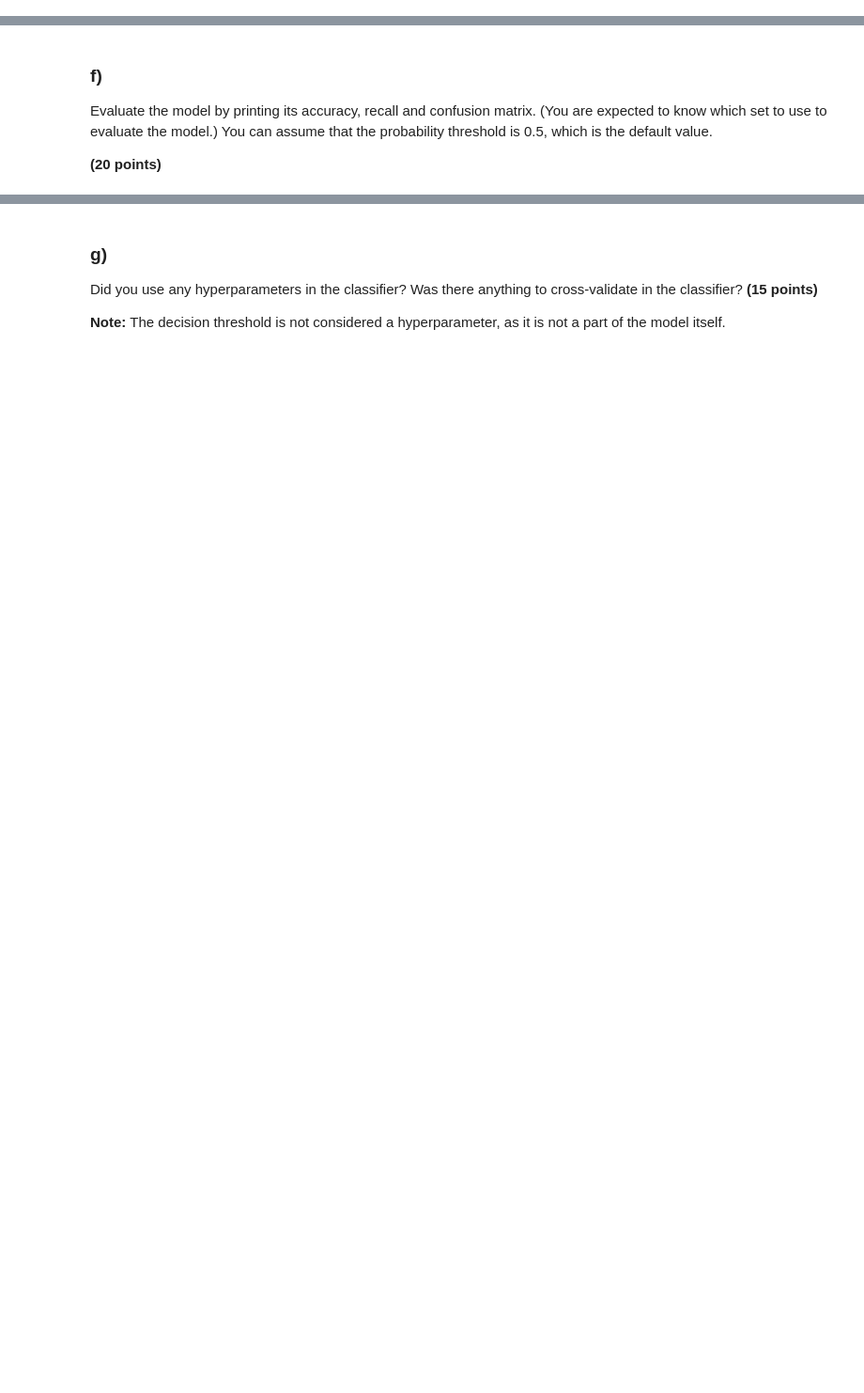
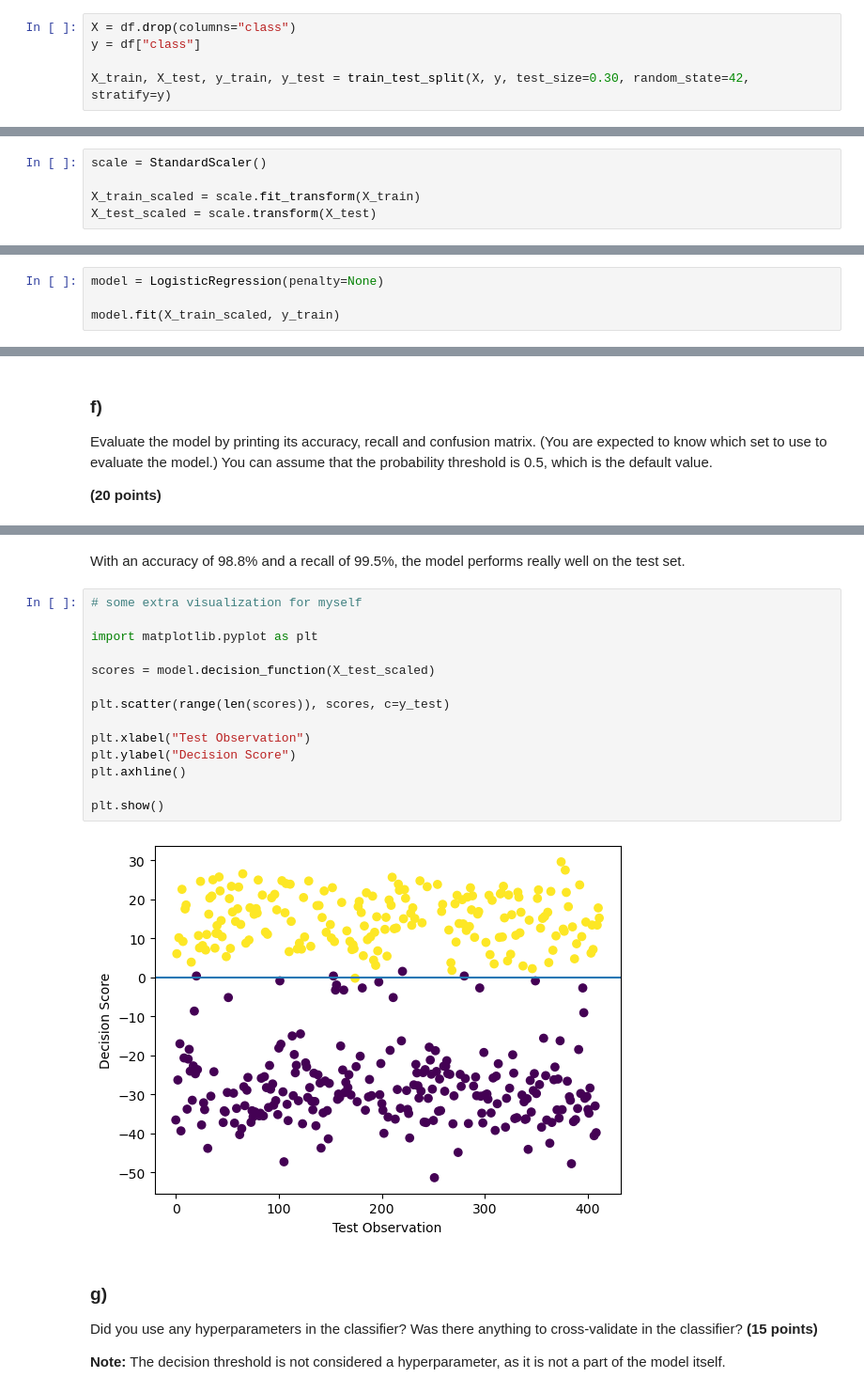
Before and after one commit to AdiRosenstock/STAT-362-Advanced-Machine-Learning, a Jupyter notebook: Exercises/Exercise_Set1/Exercise_Set1.ipynb, the cells around one changed output, grey strips where cells are left out. Shown at 94% size. Drawn from its saved outputs; the diff is of its cells as text; blank space fills up the shorter version.

```diff
--- a/Exercises/Exercise_Set1/Exercise_Set1.ipynb
+++ b/Exercises/Exercise_Set1/Exercise_Set1.ipynb
@@ -69,13 +115,27 @@ Split the data into training and test sets with a 70%-30% ratio. Use `random_sta
 Note that in order to create the training and test sets, you first need to separate the features and the response into two variables, so you can use them as proper inputs.
 
 **(10 points)**
+# %%
+X = df.drop(columns="class")
+y = df["class"]
+
+X_train, X_test, y_train, y_test = train_test_split(X, y, test_size=0.30, random_state=42, stratify=y)
 # %% [markdown]
 ### d)
 
 (Standard) scale the training and test sets. **(15 points)**
+# %%
+scale = StandardScaler()
+
+X_train_scaled = scale.fit_transform(X_train)
+X_test_scaled = scale.transform(X_test)
 # %% [markdown]
 ### e)
 
 Create and train a Logistic Regression model. (You are expected to know which set to use to train the model.) Do **not** use any Lasso or Ridge penalty.
 
 **(15 points)**
+# %%
+model = LogisticRegression(penalty=None)
+
+model.fit(X_train_scaled, y_train)
@@ -88,3 +165,21 @@ Evaluate the model by printing its accuracy, recall and confusion matrix. (You a
+# %% [markdown]
+With an accuracy of 98.8% and a recall of 99.5%, the model performs really well on the test set.
+# %%
+# some extra visualization for myself
+
+import matplotlib.pyplot as plt
+
+scores = model.decision_function(X_test_scaled)
+
+plt.scatter(range(len(scores)), scores, c=y_test)
+
+plt.xlabel("Test Observation")
+plt.ylabel("Decision Score")
+plt.axhline()
+
+plt.show()
+# %% [output]
+[figure, added]
 # %% [markdown]
 ### g)
 
```
Also changed, not shown: parts of 10 cells of this notebook, 1 other file.
